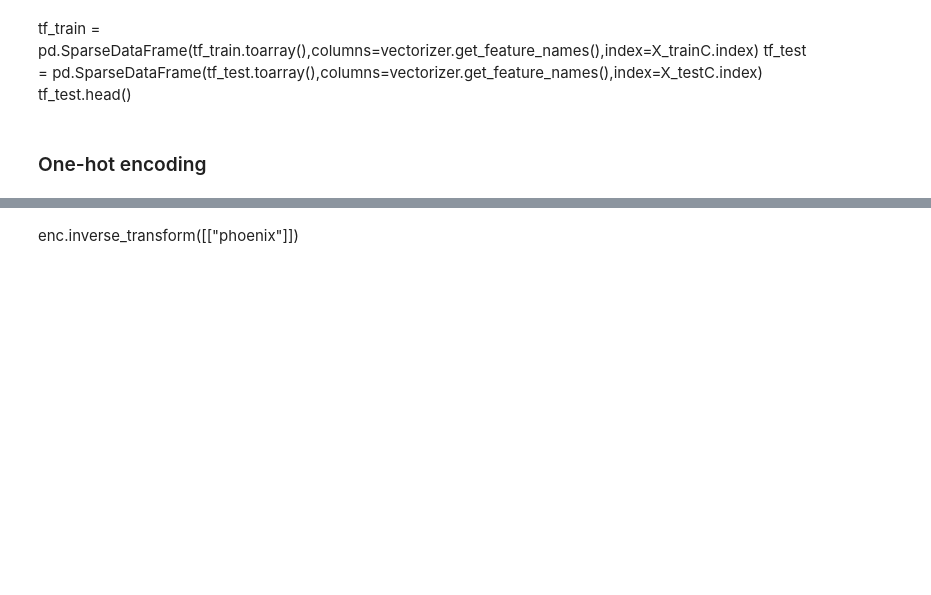
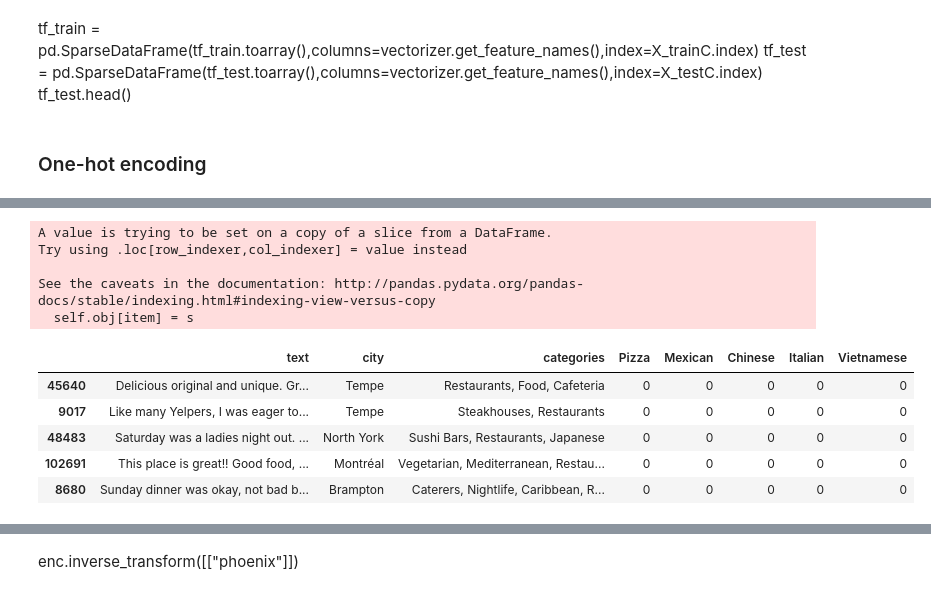
Before and after one commit to liangvi/Visualization_Demo_D3, a Jupyter notebook: Reviews.ipynb, the cells around one changed output, grey strips where cells are left out. Cells and saved outputs as stored; diff of their text form; code cells hidden in the pictures; blank space fills up the shorter version.

```diff
--- a/Reviews.ipynb
+++ b/Reviews.ipynb
@@ -214,5 +235,6 @@ X_train.head()
 # %%
-common_cats = ['Nightlife', 'Pizza', 'Burger', 'Chinese', 'Steak', 'Sandwiches', 'Fast Food']
+#common_cats = ['Nightlife', 'Pizza', 'Burger', 'Chinese', 'Steak', 'Sandwiches', 'Fast Food']
+common_cats = ['Pizza', 'Mexican', 'Chinese', 'Italian', 'Vietnamese']
 # %%
 for cat in common_cats:
     X_train[cat] = 0
@@ -221,9 +260,21 @@ X_train.head()
 # %%
 #https://stackoverflow.com/questions/36909977/update-row-values-where-certain-condition-is-met-in-pandas
 for cat in common_cats:
     X_train.loc[X_train['categories'].str.contains(cat, regex=False), [cat]] = 1
     X_test.loc[X_test['categories'].str.contains(cat, regex=False), [cat]] = 1
-X_train
+X_train.head()
+# %% [output]
+A value is trying to be set on a copy of a slice from a DataFrame.
+Try using .loc[row_indexer,col_indexer] = value instead
+
+See the caveats in the documentation: http://pandas.pydata.org/pandas-docs/stable/indexing.html#indexing-view-versus-copy
+  self.obj[item] = s
+|  | text | city | categories | Pizza | Mexican | Chinese | Italian | Vietnamese |
+| 45640 | Delicious original and unique. Gr... | Tempe | Restaurants, Food, Cafeteria | 0 | 0 | 0 | 0 | 0 |
+| 9017 | Like many Yelpers, I was eager to... | Tempe | Steakhouses, Restaurants | 0 | 0 | 0 | 0 | 0 |
+| 48483 | Saturday was a ladies night out. ... | North York | Sushi Bars, Restaurants, Japanese | 0 | 0 | 0 | 0 | 0 |
+| 102691 | This place is great!! Good food, ... | Montréal | Vegetarian, Mediterranean, Restau... | 0 | 0 | 0 | 0 | 0 |
+| 8680 | Sunday dinner was okay, not bad b... | Brampton | Caterers, Nightlife, Caribbean, R... | 0 | 0 | 0 | 0 | 0 |
 # %%
 X_train['city'] = X_train['city'].str.lower()
 X_test['city'] = X_test['city'].str.lower()
```
Also changed, not shown: parts of 42 cells of this notebook, 2 other files.
